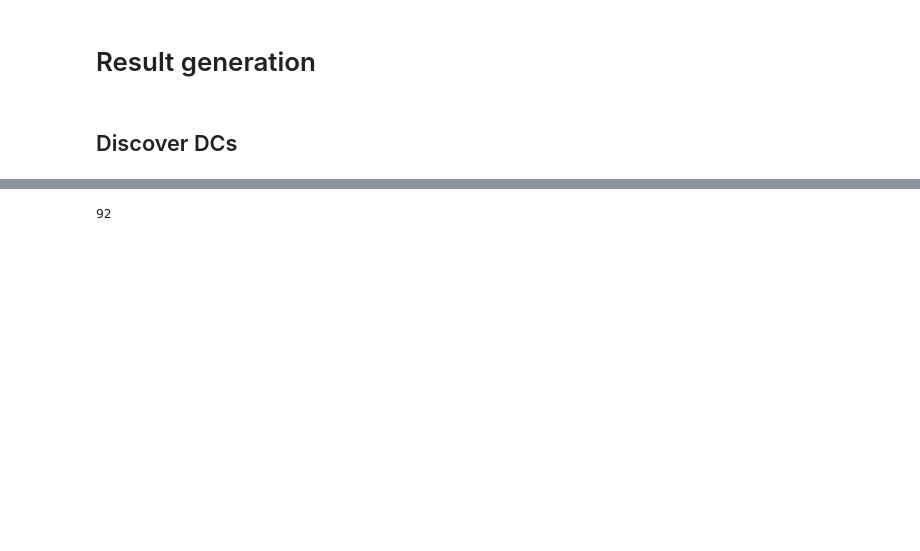
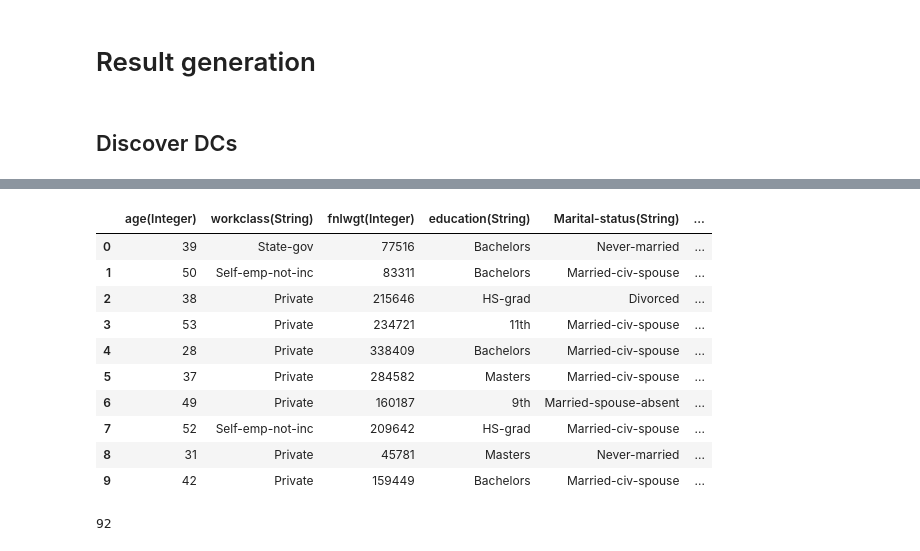
Before and after one commit to NoSocAlgroc/DCValidity, a Jupyter notebook: results.ipynb, the cells around one changed output, grey strips where cells are left out. Drawn from its saved outputs; the diff is of its cells as text; code cells hidden in the pictures; blank space fills up the shorter version.

```diff
--- a/results.ipynb
+++ b/results.ipynb
@@ -238,2 +278,18 @@ Lines written to file successfully!
 # %%
 dcs=DenialConstraintSet("output.txt","Hospital","FastADC")
+# %%
+df=pd.read_csv("datasets/adult.csv")
+df=df.drop(['capital-gain(Double)','capital-loss(Double)','Hours-per-week(Double)','Education-num(Integer)'],axis=1)
+df.head(10)
+# %% [output]
+|  | age(Integer) | workclass(String) | fnlwgt(Integer) | education(String) | Marital-status(String) | ... |
+| 0 | 39 | State-gov | 77516 | Bachelors | Never-married | ... |
+| 1 | 50 | Self-emp-not-inc | 83311 | Bachelors | Married-civ-spouse | ... |
+| 2 | 38 | Private | 215646 | HS-grad | Divorced | ... |
+| 3 | 53 | Private | 234721 | 11th | Married-civ-spouse | ... |
+| 4 | 28 | Private | 338409 | Bachelors | Married-civ-spouse | ... |
+| 5 | 37 | Private | 284582 | Masters | Married-civ-spouse | ... |
+| 6 | 49 | Private | 160187 | 9th | Married-spouse-absent | ... |
+| 7 | 52 | Self-emp-not-inc | 209642 | HS-grad | Married-civ-spouse | ... |
+| 8 | 31 | Private | 45781 | Masters | Never-married | ... |
+| 9 | 42 | Private | 159449 | Bachelors | Married-civ-spouse | ... |
```
Also changed, not shown: parts of 3 cells of this notebook.
